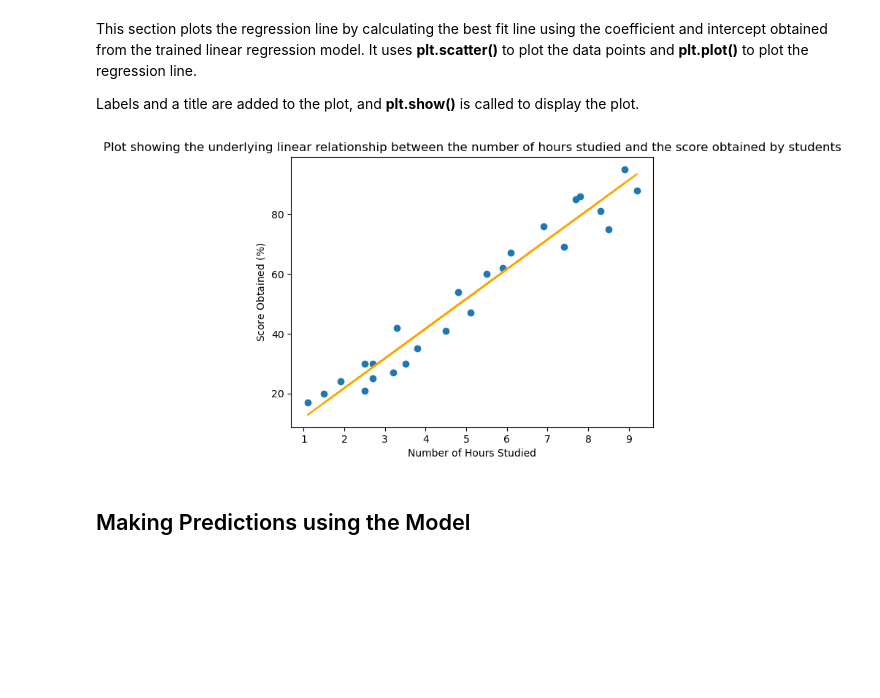
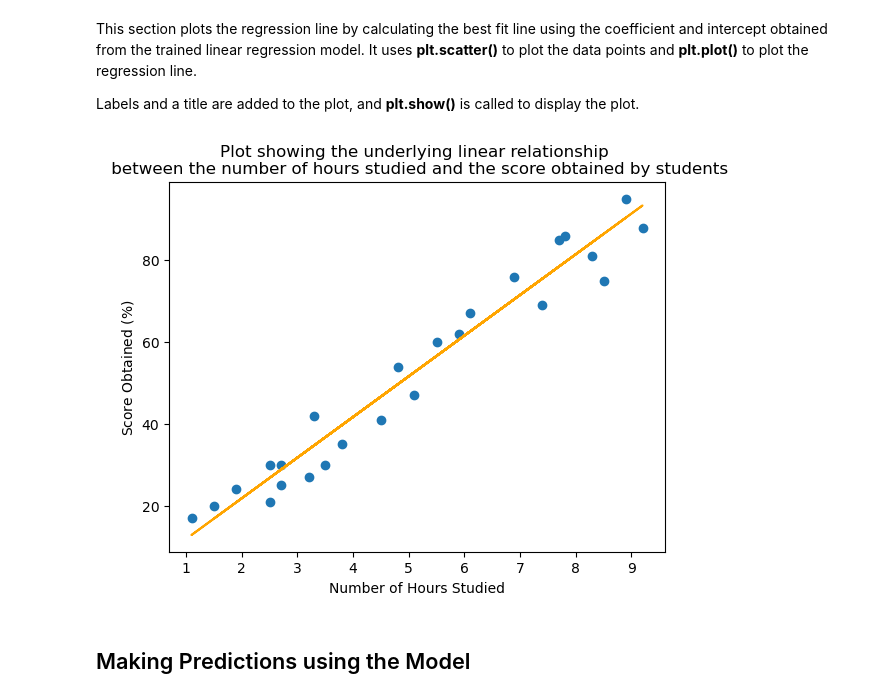
Before and after one commit to SuperNova76/Sparks-Foundation-Tasks, a Jupyter notebook: Task 1 - Prediction using Supervised ML.ipynb, the cells around one changed output. Drawn from its saved outputs; the diff is of its cells as text; code cells hidden in the pictures; blank space fills up the shorter version.

```diff
--- a/Task 1 - Prediction using Supervised ML.ipynb
+++ b/Task 1 - Prediction using Supervised ML.ipynb
@@ -83,17 +83,17 @@ Labels and a title are added to the plot, and **plt.show()** is called to displa
 # %%
 # Plotting the regression line
 best_fit = score_model.coef_ * X + score_model.intercept_
 
 
 # Plotting for the test data
 plt.scatter(X,y)
 plt.plot(X,best_fit, color='orange')
 plt.xlabel('Number of Hours Studied')
 plt.ylabel('Score Obtained ($\%$)')
-plt.title('Plot showing the underlying linear relationship between the number of hours studied and the score obtained by students')
+plt.title('Plot showing the underlying linear relationship \n between the number of hours studied and the score obtained by students')
 plt.show()
 # %% [output]
-[figure, old version]
+[figure, new version]
 # %% [markdown]
 ## Making Predictions using the Model
 # %% [markdown]
```
Also changed, not shown: parts of 3 cells of this notebook.
